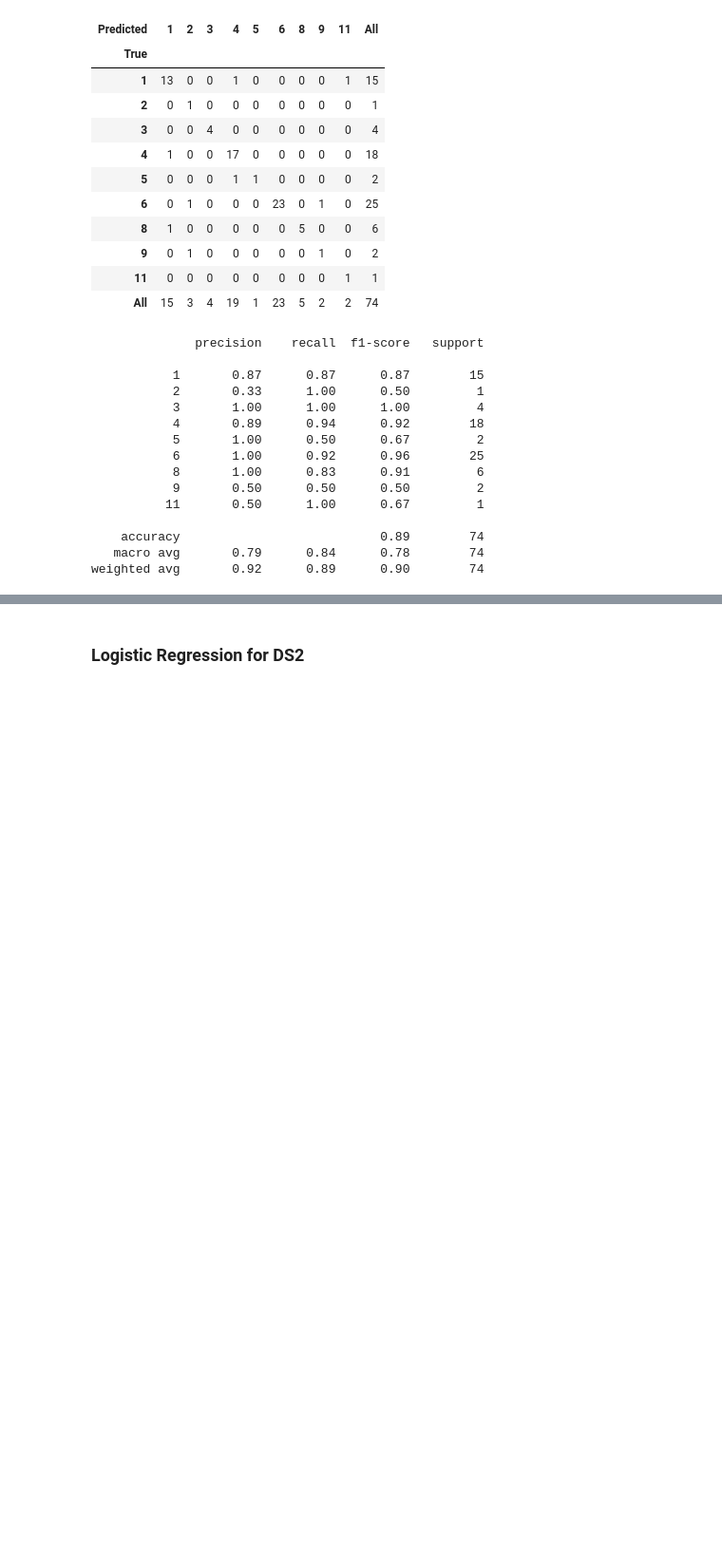
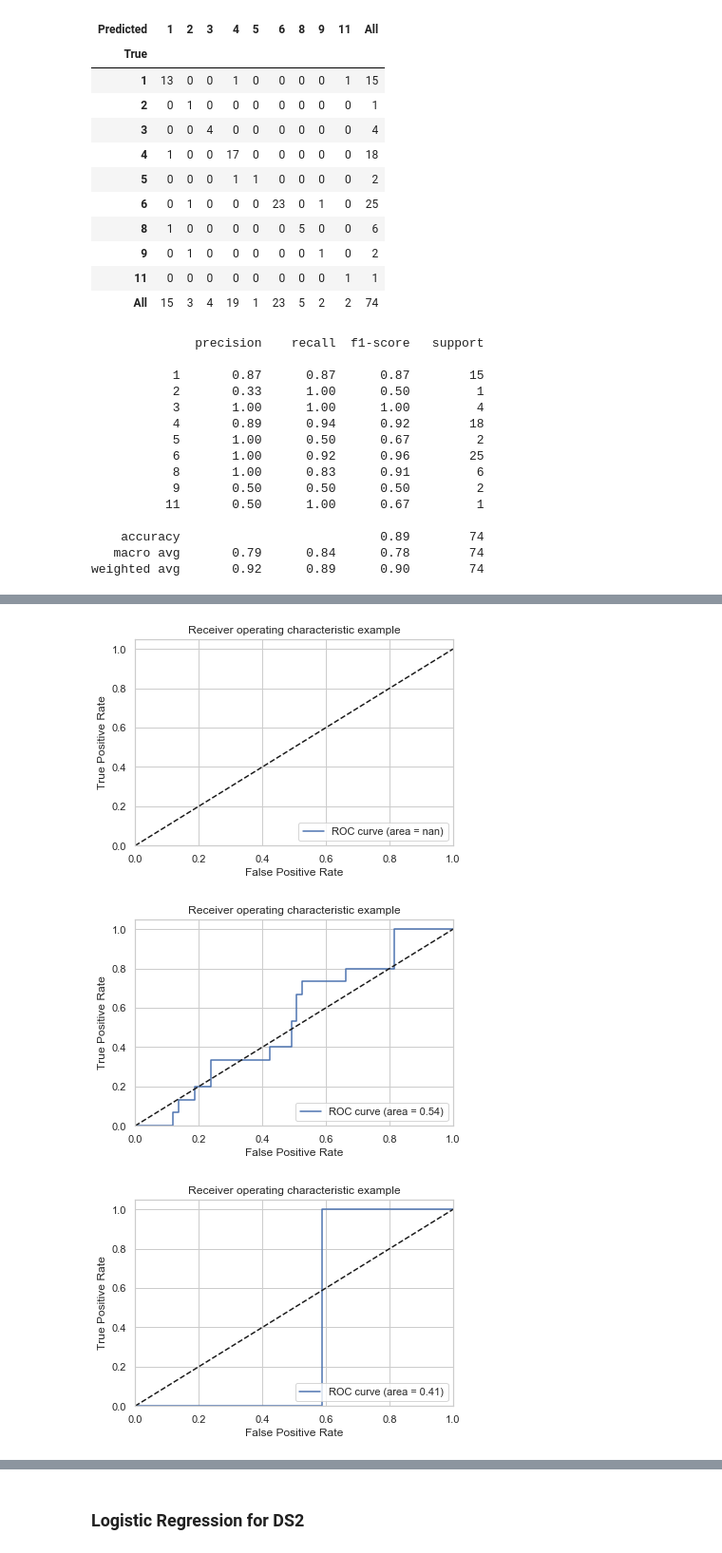
Before and after one commit to bnonni/Python, a Jupyter notebook: Machine_Learning/Project/Final_Docs/ML_Project_Overall.ipynb, the cells around one changed output, grey strips where cells are left out. Shown at 95% size. Cells and saved outputs as stored; diff of their text form; code cells hidden in the pictures; blank space fills up the shorter version.

```diff
--- a/Machine_Learning/Project/Final_Docs/ML_Project_Overall.ipynb
+++ b/Machine_Learning/Project/Final_Docs/ML_Project_Overall.ipynb
@@ -323,9 +319,6 @@ weighted avg       0.92      0.89      0.90        74
 # %%
-# y_label = label_binarize(y_test2, classes=[0, 1, 2, 3, 4, 5, 6, 7, 8, 9])
-# n_classes = y_label.shape[1]
+y_bin = label_binarize(y_test2, classes=[1,2,3,4,5,6,7,8,9,10,11])
+n_classes = 11
 # %%
-# classifier = OneVsRestClassifier(SVC(kernel='linear', probability=True, random_state=0))
-
-# # generate y_score
-# y_score = classifier.fit(X_train2_components, y_train2).decision_function(X_test2_components)
-# y_score.shape
+clf = OneVsRestClassifier(LinearSVC(random_state=0))
+y_score = clf.fit(X_train2_components, y_train2).decision_function(X_test2_components)
@@ -331,0 +328,7 @@ weighted avg       0.92      0.89      0.90        74
+# %%
+fpr = dict()
+tpr = dict()
+roc_auc = dict()
+for i in range(n_classes):
+    fpr[i], tpr[i], thresholds = roc_curve(y_bin[:, i], y_score[:, i])
+    print(f'{roc_curve(y_bin[:, i], y_score[:, i])}\n')
@@ -332,22 +364,16 @@ weighted avg       0.92      0.89      0.90        74
 # %%
-# fpr = dict()
-# tpr = dict()
-# roc_auc = dict()
-
-# for i in range(n_classes):
-#     fpr[i], tpr[i], _ = roc_curve(y_test2[:, i], y_score[:, i])
-#     roc_auc[i] = auc(fpr[i], tpr[i])
-
-# colors = cycle(['blue', 'red', 'green'])
-# for i, color in zip(range(n_classes), colors):
-#     plt.plot(fpr[i], tpr[i], color=color, lw=lw, label='ROC curve of class {0} (area = {1:0.2f})'''.format(i, roc_auc[i]))
-#     plt.plot([0, 1], [0, 1], 'k--', lw=lw)
-
-# plt.xlim([-0.05, 1.0])
-# plt.ylim([0.0, 1.05])
-# plt.xlabel('False Positive Rate')
-# plt.ylabel('True Positive Rate')
-# plt.title('Receiver operating characteristic for multi-class data')
-# plt.legend(loc="lower right")
-# plt.show()
-# # roc_auc_score(y_test2, knn_y_pred_proba)
+for i in range(n_classes):
+    plt.figure()
+    plt.plot(fpr[i], tpr[i], label='ROC curve (area = %0.2f)' % roc_auc[i])
+    plt.plot([0, 1], [0, 1], 'k--')
+    plt.xlim([0.0, 1.0])
+    plt.ylim([0.0, 1.05])
+    plt.xlabel('False Positive Rate')
+    plt.ylabel('True Positive Rate')
+    plt.title('Receiver operating characteristic example')
+    plt.legend(loc="lower right")
+    plt.show()
+# %% [output]
+[figure, added]
+[figure, added]
+[figure, added]
```
Also changed, not shown: parts of 22 cells of this notebook, 2 other files.
